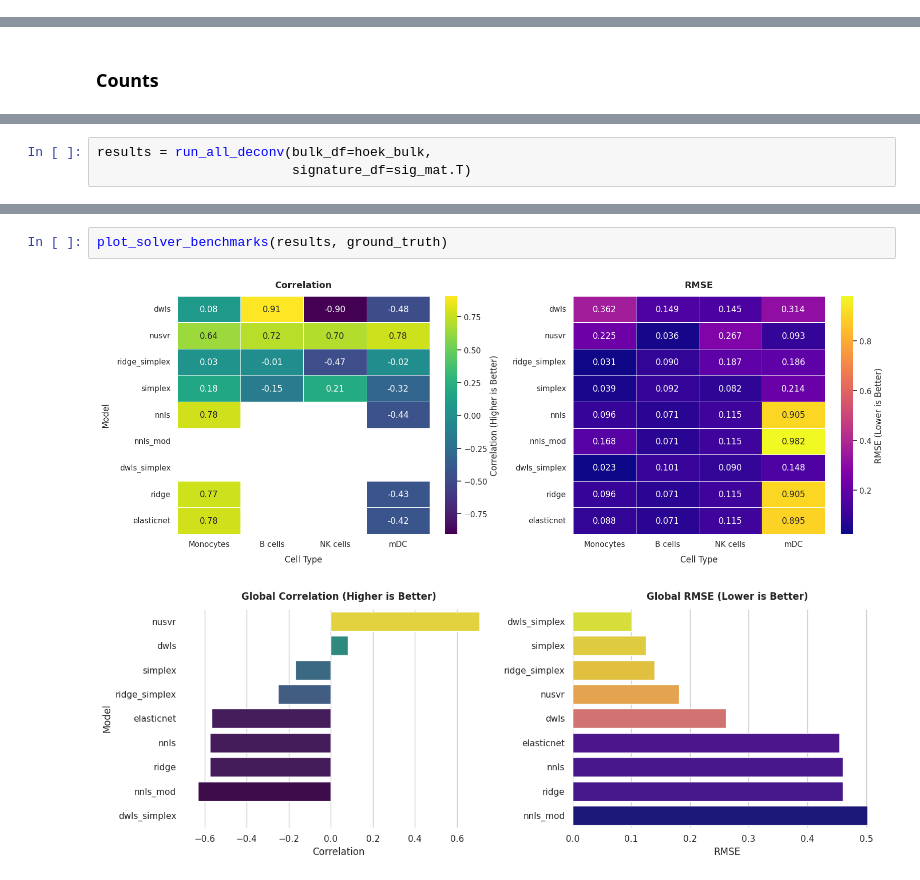
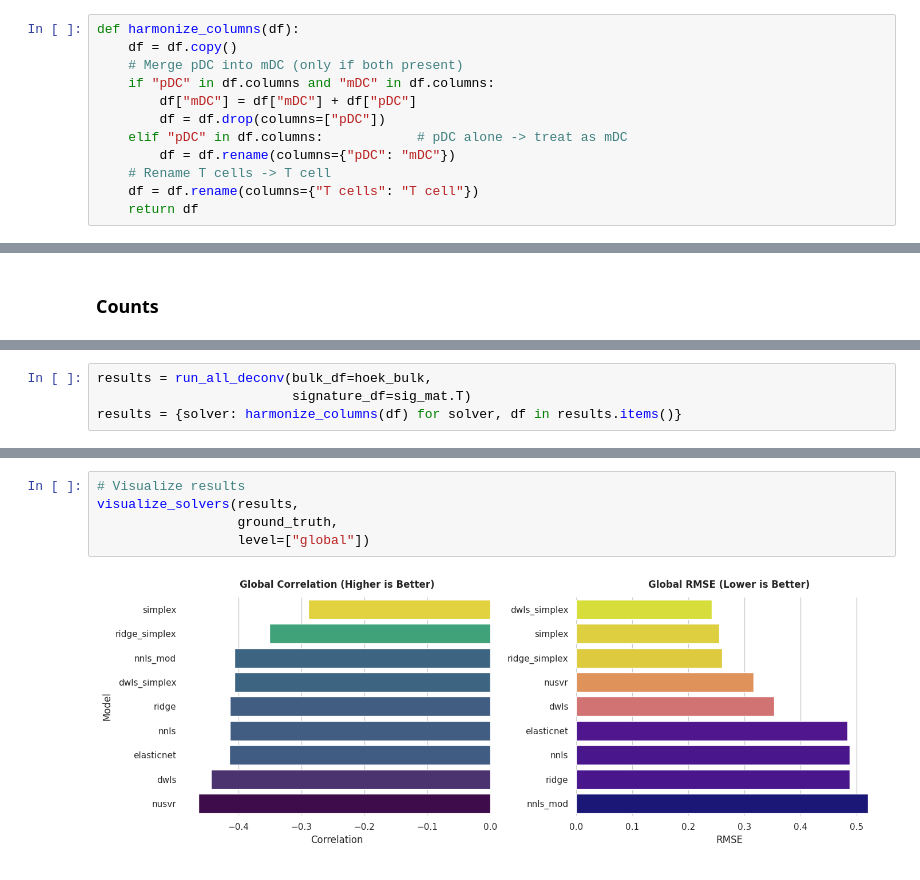
Before and after one commit to Eastmanmd/DECONVersation, a Jupyter notebook: tutorials/extracting_embeddings_from_bulk_all_solvers.ipynb, the cells around one changed output, grey strips where cells are left out. Drawn from its saved outputs; the diff is of its cells as text.

```diff
--- a/tutorials/extracting_embeddings_from_bulk_all_solvers.ipynb
+++ b/tutorials/extracting_embeddings_from_bulk_all_solvers.ipynb
@@ -72,4 +97,16 @@ cell2sentence is not installed. Skipping related functions.
 cellhermes is not installed. Skipping related functions.
 scGPT is not installed. Skipping related functions.
 scVI successfully imported.
+# %%
+def harmonize_columns(df):
+    df = df.copy()
+    # Merge pDC into mDC (only if both present)
+    if "pDC" in df.columns and "mDC" in df.columns:
+        df["mDC"] = df["mDC"] + df["pDC"]
+        df = df.drop(columns=["pDC"])
+    elif "pDC" in df.columns:            # pDC alone -> treat as mDC
+        df = df.rename(columns={"pDC": "mDC"})
+    # Rename T cells -> T cell
+    df = df.rename(columns={"T cells": "T cell"})
+    return df
 # %%
@@ -380,4 +307,5 @@ Running deconvolution...
 # %%
 results = run_all_deconv(bulk_df=hoek_bulk,
                          signature_df=sig_mat.T)
+results = {solver: harmonize_columns(df) for solver, df in results.items()}
 # %% [output]
@@ -402,5 +321,7 @@ Running deconvolution...
 # %%
-plot_solver_benchmarks(results, ground_truth)
+# Visualize results
+visualize_solvers(results,
+                  ground_truth,
+                  level=["global"])
 # %% [output]
-[figure, old version]
+[figure, new version]
-[figure, removed]
```
Also changed, not shown: parts of 20 cells of this notebook, 1 other file.
